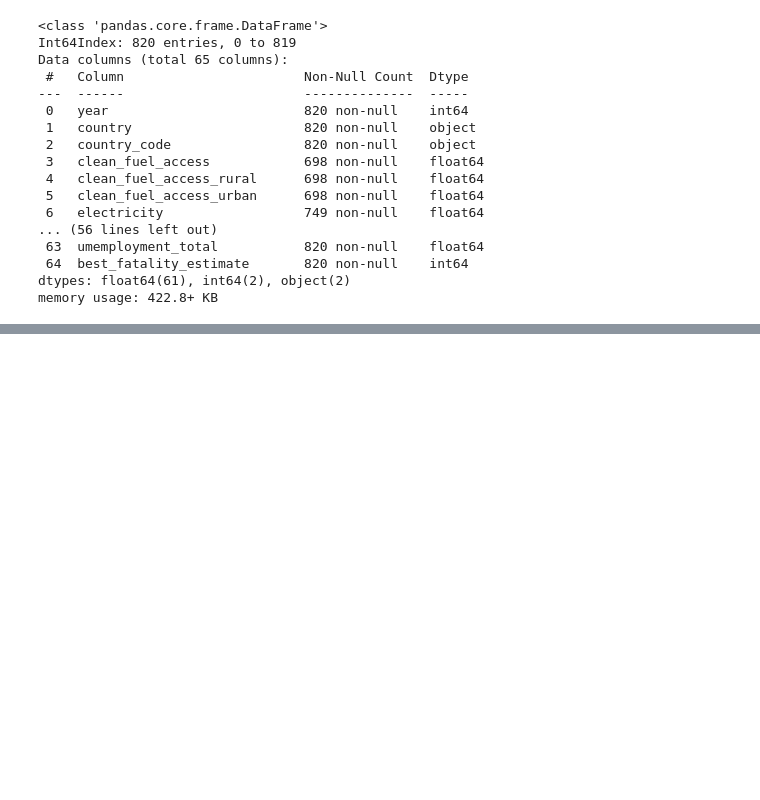
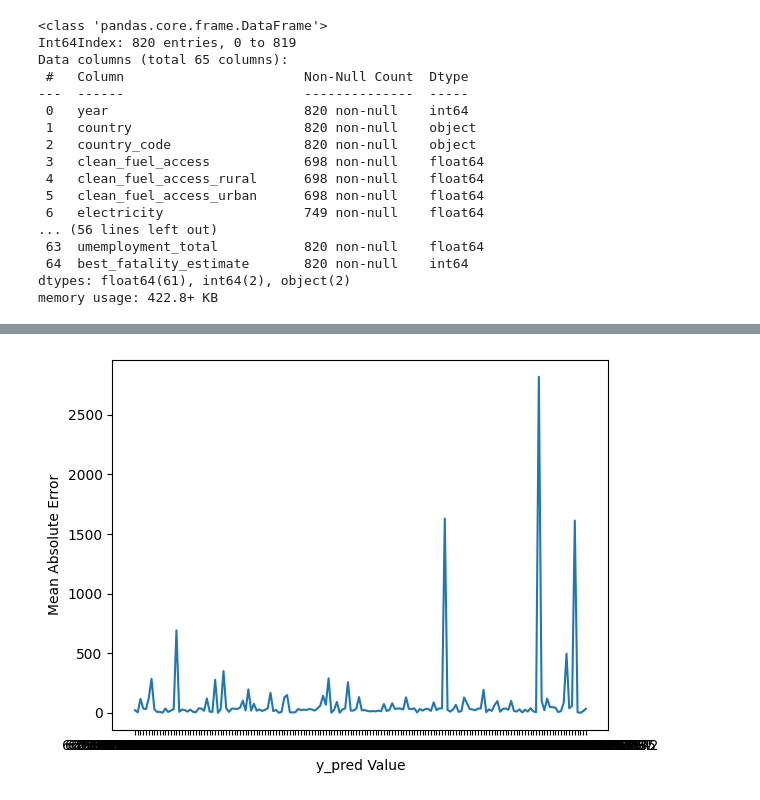
Before and after one commit to shahiryar/conflict-modelling, a Jupyter notebook: Conflict_Prediction.ipynb, the cells around one changed output, grey strips where cells are left out. Cells and saved outputs as stored; diff of their text form; code cells hidden in the pictures; blank space fills up the shorter version.

```diff
--- a/Conflict_Prediction.ipynb
+++ b/Conflict_Prediction.ipynb
@@ -236,11 +242,19 @@ Data columns (total 65 columns):
  64  best_fatality_estimate       820 non-null    int64
 dtypes: float64(61), int64(2), object(2)
 memory usage: 422.8+ KB
+# %%
+#slitting data before transformation
+from sklearn.model_selection import train_test_split
+y = dataset_conflict_socio_pol.pop('best_fatality_estimate')
+X = dataset_conflict_socio_pol
+
+# Split the dataset into training and test sets
+X_train, X_test, y_train, y_test = train_test_split(X, y, test_size=0.2, random_state=39)
 # %%
 #use knn imputer to impute missing data
 from sklearn.compose import ColumnTransformer
 from sklearn.impute import KNNImputer
 
 columns_to_impute = dataset_conflict_socio_pol.columns[dataset_conflict_socio_pol.isnull().any()].tolist()
-ct = ColumnTransformer([('imputer', KNNImputer(n_neighbors=5, add_indicator=True), columns_to_impute)], remainder='passthrough')
-transfomer_imputer_cf_data = ct.fit(dataset_conflict_socio_pol)
+ct = ColumnTransformer([('imputer', KNNImputer(n_neighbors=5, add_indicator=True), columns_to_impute)], remainder='drop')
+transformer_imputer_cf_data = ct.fit(dataset_conflict_socio_pol)
@@ -250,0 +261,3 @@ transfomer_imputer_cf_data.get_feature_names_out().shape
+# %%
+train_imputed = transformer_imputer_cf_data.transform(X_train)
+test_imputed = transformer_imputer_cf_data.transform(X_test)
@@ -250,0 +291,30 @@ transfomer_imputer_cf_data.get_feature_names_out().shape
+# %%
+# plot of the increase of mean absolute error with prediction error
+from matplotlib import pyplot
+from sklearn.metrics import mean_squared_error
+def viz_mse(y_test, y_pred):
+
+  # calculate errors
+  errors = list()
+  for i in range(len(y_test.values)):
+    # calculate error
+    err = abs((y_test.values[i] - y_pred[i]))
+    # store error
+    errors.append(err)
+  # plot errors
+  pyplot.plot(errors)
+  pyplot.xticks(ticks=[i for i in range(len(errors))], labels=y_pred)
+  pyplot.xlabel('y_pred Value')
+  pyplot.ylabel('Mean Absolute Error')
+  pyplot.show()
+# %%
+# SVM modelling of socio-pol to fatalities
+from sklearn.svm import SVR
+
+model = SVR(kernel='rbf')
+model.fit(train_imputed, y_train)
+
+y_pred = model.predict(test_imputed)
+viz_mse(y_test, y_pred)
+# %% [output]
+[figure, added]
```
Also changed, not shown: parts of 7 cells of this notebook.
